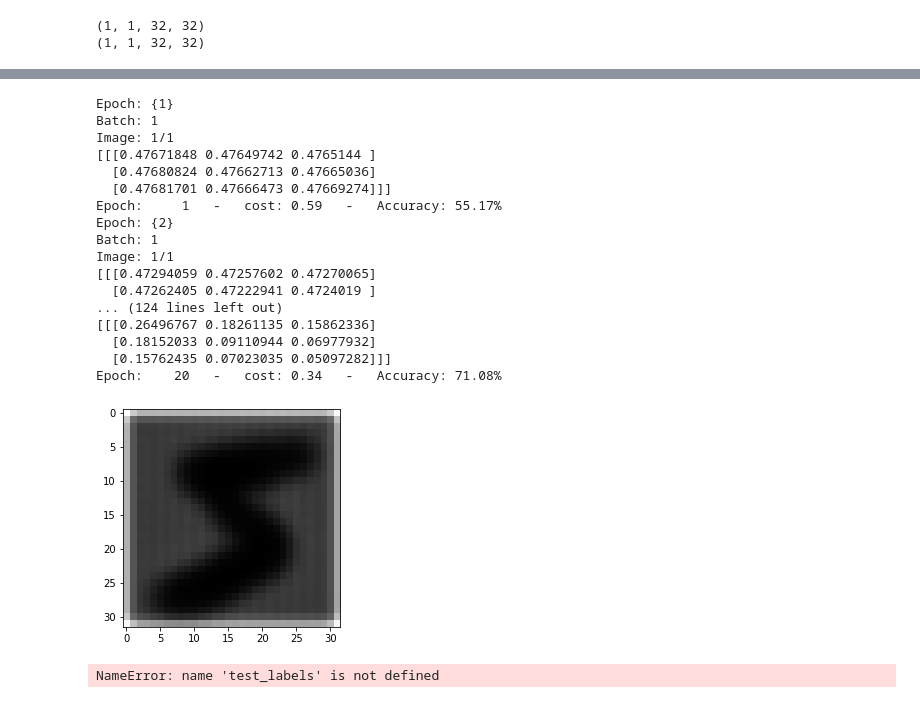
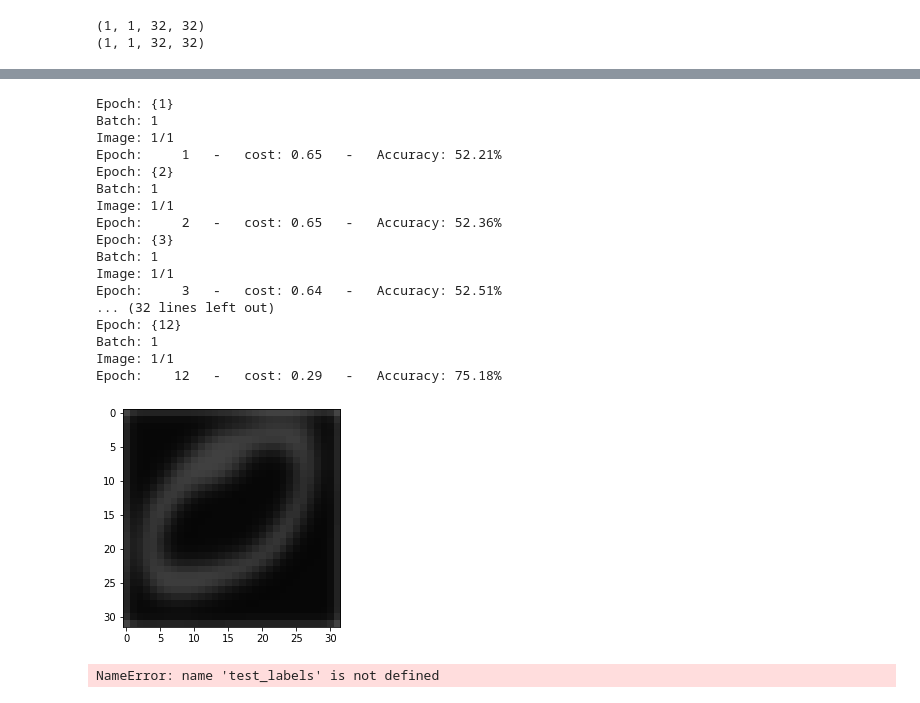
Before and after one commit to labis7/UNET-Using-Numpy, a Jupyter notebook: U-Net - Numpy - Small Version.ipynb, the cells around one changed output, grey strips where cells are left out. Drawn from its saved outputs; the diff is of its cells as text; code cells hidden in the pictures.

Commit message:
matplotlib imshow improved with fixed min-max values for gray scale

```diff
--- a/U-Net - Numpy - Small Version.ipynb
+++ b/U-Net - Numpy - Small Version.ipynb
@@ -93,9 +80,9 @@ Test Labels  : Loading . . .
 Done!
 # %%
 ch = 1 #Number of channels
-train_images=cv2.resize(train_images[0,:,:], (32,32)).reshape(1,1,32,32)
+#train_images=cv2.resize(train_images[0,:,:], (32,32)).reshape(1,1,32,32)
 print(train_images.shape)
-train_labels = train_images
+#train_labels = train_images
 print(train_labels.shape) # ONE-HOT !!!
 #print(train_images.T.shape)
 #print(train_labels.reshape((train_images.shape[0], 10)).shape)
@@ -130,12 +117,13 @@ plt.imshow(train_labels[0].squeeze(), cmap='Greys_r');
 # %%
 ########### Convolution Architecture - Downsampling/Upsampling  ##################
 
-def init_filters(layers, init_n_f ):
+def init_filters(layers, init_n_f ,trim):
     filters = []
     bias = []
     f_dc = []
-    trimf = 0.01
-    trimb = 0.05
+
+    trimf = trim
+    trimb = trim*5
     n_f = init_n_f #initial number of filters/kernels
     ch_in = 1      #input channels
     for i in range(layers):
@@ -412,10 +400,11 @@ def train(X, Y, epochs, learning_rate, dropout, verbose=True, callback=None):
     # initiation of lists storing the history
     # of metrics calculated during the learning process
     #f1,f2,f3,f4,f5,fd1,fd2,fd3,fd4
-    filters,bias, f_dc = init_filters(2,16) #Double the channel-filter 4 times  (up to 256 and back again)
+    trim = 0.001
+    filters,bias, f_dc = init_filters(2,16,trim) #Double the channel-filter 4 times  (up to 256 and back again)
     ##Final 1x1 filter
-    trimf = 0.1
-    trimb = 0.1
+    trimf = trim
+    trimb = trim*5
     out_f = np.random.randn(1,16,1,1)*trimf
     out_b = np.random.randn(out_f.shape[0],1)*trimb
     out_fb = [out_f, out_b]
@@ -452,7 +441,7 @@ def train(X, Y, epochs, learning_rate, dropout, verbose=True, callback=None):
         for c in range(0, X.shape[0], batch):
             print('Batch: {}'.format(int(c/batch +1)))
             #### Reset Gradients (Every batch) ####
-            beta1= 0.95
+            beta1= 0.9
             beta2= 0.99
             lr = learning_rate
             batch_size= batch
@@ -552,10 +541,10 @@ def train(X, Y, epochs, learning_rate, dropout, verbose=True, callback=None):
                 params = [f1[0], b1[0]]
                 conv1_1 = conv(X_t[b], params, 1)   #conv1 shape = (num_channels, h, w), padding = 1 (same output dim)
                 conv1_1[conv1_1<=0] = 0 #Relu
-
                 params = [f1[1], b1[1]]
                 conv1_2 = conv(conv1_1, params, 1)
                 conv1_2[conv1_2<=0] = 0 #Relu
+
                 ##################################### conv1_2: 32x32x16
 
                 pl1 = maxpool(conv1_2, 2, 2) #   pl1 : (32-2)/2+1  = 16
@@ -565,7 +554,6 @@ def train(X, Y, epochs, learning_rate, dropout, verbose=True, callback=None):
                 params = [f2[0], b2[0]]
                 conv2_1 = conv(pl1, params, 1)   #conv1 shape = (num_channels, h, w)
                 conv2_1[conv2_1<=0] = 0 #Relu
-
                 params = [f2[1], b2[1]]
                 conv2_2 = conv(conv2_1, params, 1)
                 conv2_2[conv2_2<=0] = 0 #Relu
@@ -601,10 +589,10 @@ def train(X, Y, epochs, learning_rate, dropout, verbose=True, callback=None):
                 output = normalize(output)
                 ## Sigmoid ##
                 Y_hat = sigmoid(output)
-                print(Y_hat[:,0:3,0:3])
+                #print(Y_hat[:,20:25,19:23])
                 #label crop is needed
                 #Y_t_b = crop(Y_t[b], Y_hat.shape[1])
-                plt.imshow(Y_hat.squeeze(), cmap='Greys_r');
+                plt.imshow(Y_hat.squeeze(), cmap=plt.get_cmap('gray'), vmin=0, vmax=1);
                 cost_,accuracy_ = NLLLoss(Y_hat, Y_t[b])
                 cost += cost_
                 accuracy += accuracy_
@@ -643,8 +631,11 @@ def train(X, Y, epochs, learning_rate, dropout, verbose=True, callback=None):
                 #pack data
                 dconv2_1[conv2_1<=0] = 0
                 dpl1, df2_1, db2_1 = convolutionBackward(dconv2_1, pl1, f2[0], conv_s) #
-
-                dconv1_2 += maxpoolBackward(dpl1, conv1_2, f=2 , s=2)
+                mmx =maxpoolBackward(dpl1, conv1_2, f=2 , s=2)
+                #print(dconv1_2[:5,5:9,13:16])
+                #print(mmx[:5,5:9,13:16])
+                #print(dconv1_2[:,20:25,19:23])
+                dconv1_2 += mmx
 
                 dconv1_2[conv1_2<=0] = 0
                 dconv1_1, df1_2, db1_2 = convolutionBackward(dconv1_2, conv1_1, f1[1], conv_s) #
@@ -783,29 +774,29 @@ def train(X, Y, epochs, learning_rate, dropout, verbose=True, callback=None):
 # %%
 ###### Training ######
 #train_images, train_labels, test_images, test_labels
 import gc
 gc.collect()
 
-params_values = train(train_images, train_labels, 20, 0.01, True) #0.05 stable LR
+params_values = train(train_images, train_labels, 12, 0.01, True) #0.05 stable LR
 # %% [output]
 Epoch: {1}
 Batch: 1
 Image: 1/1
-[[[0.47671848 0.47649742 0.4765144 ]
-  [0.47680824 0.47662713 0.47665036]
-  [0.47681701 0.47666473 0.47669274]]]
-Epoch:     1   -   cost: 0.59   -   Accuracy: 55.17%
+Epoch:     1   -   cost: 0.65   -   Accuracy: 52.21%
 Epoch: {2}
 Batch: 1
 Image: 1/1
-[[[0.47294059 0.47257602 0.47270065]
-  [0.47262405 0.47222941 0.4724019 ]
-... (124 lines left out)
-[[[0.26496767 0.18261135 0.15862336]
-  [0.18152033 0.09110944 0.06977932]
-  [0.15762435 0.07023035 0.05097282]]]
-Epoch:    20   -   cost: 0.34   -   Accuracy: 71.08%
+Epoch:     2   -   cost: 0.65   -   Accuracy: 52.36%
+Epoch: {3}
+Batch: 1
+Image: 1/1
+Epoch:     3   -   cost: 0.64   -   Accuracy: 52.51%
+... (32 lines left out)
+Epoch: {12}
+Batch: 1
+Image: 1/1
+Epoch:    12   -   cost: 0.29   -   Accuracy: 75.18%
-[figure, old version]
+[figure, new version]
 # %%
 ###### Prediction ######
 Yt = test_labels.T
```
Also changed, not shown: parts of 3 cells of this notebook, 2 other files.
